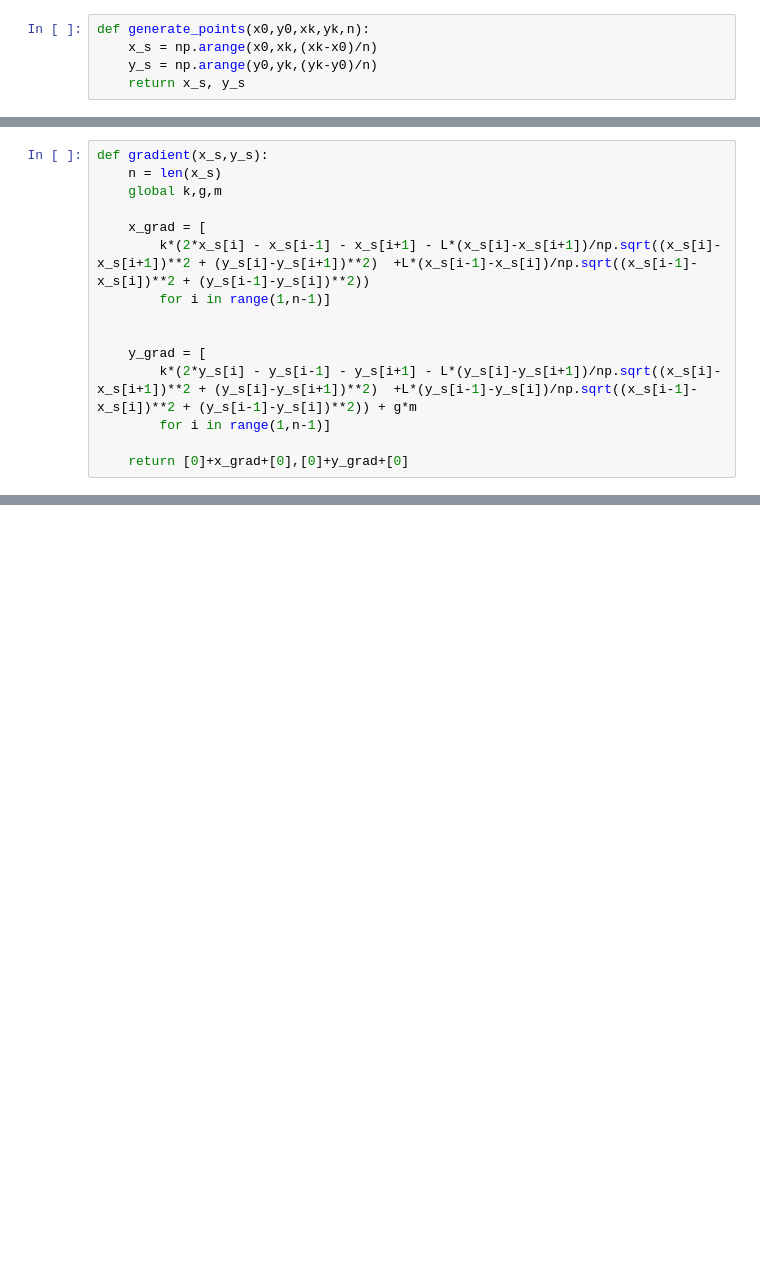
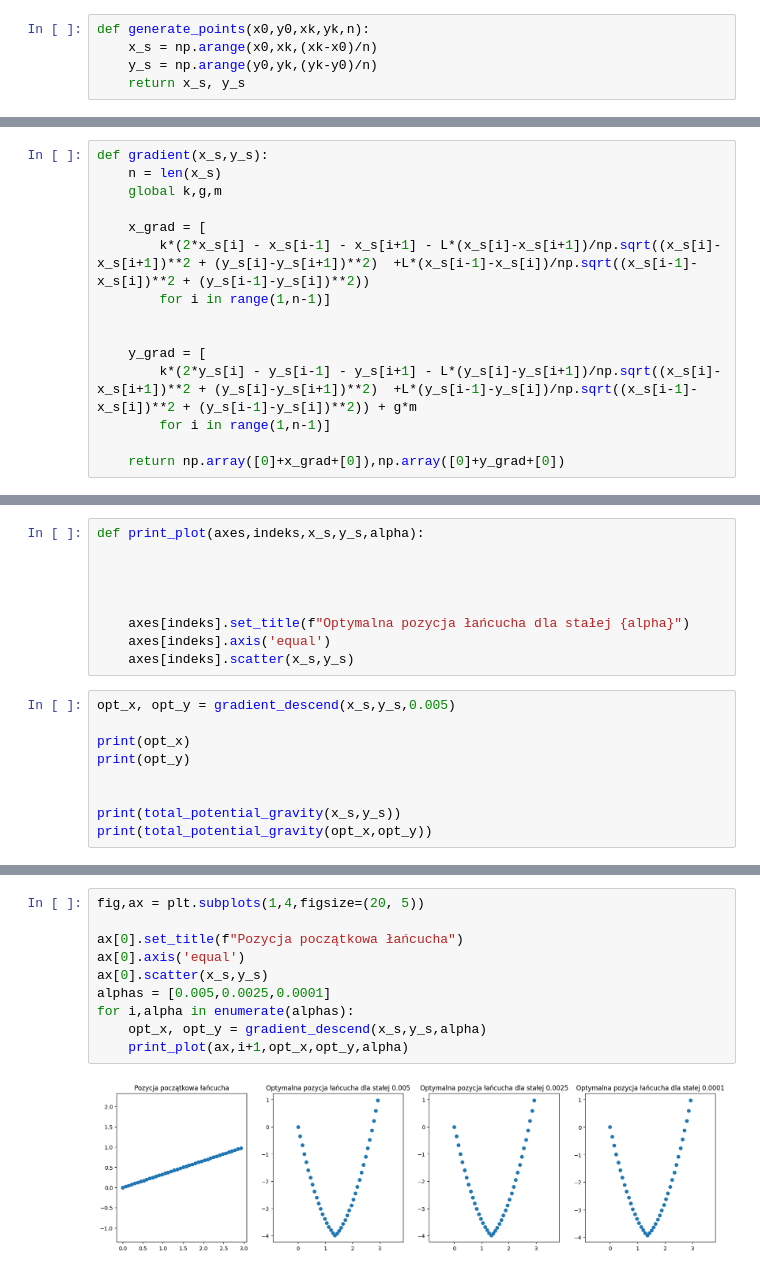
Before and after one commit to Szymbuk/MOWNIT, a Jupyter notebook: lab11/ex2.ipynb, the cells around one changed output, grey strips where cells are left out. Cells and saved outputs as stored; diff of their text form; blank space fills up the shorter version.

```diff
--- a/lab11/ex2.ipynb
+++ b/lab11/ex2.ipynb
@@ -58,7 +58,7 @@ def gradient(x_s,y_s):
         k*(2*y_s[i] - y_s[i-1] - y_s[i+1] - L*(y_s[i]-y_s[i+1])/np.sqrt((x_s[i]-x_s[i+1])**2 + (y_s[i]-y_s[i+1])**2)  +L*(y_s[i-1]-y_s[i])/np.sqrt((x_s[i-1]-x_s[i])**2 + (y_s[i-1]-y_s[i])**2)) + g*m
         for i in range(1,n-1)]
 
-    return [0]+x_grad+[0],[0]+y_grad+[0]
+    return np.array([0]+x_grad+[0]),np.array([0]+y_grad+[0])
 # %%
 x_grad,y_grad = gradient(x_s,y_s)
 print(x_grad)
@@ -68,0 +102,18 @@ print(y_grad)
+# %%
+def print_plot(axes,indeks,x_s,y_s,alpha):
+
+
+
+
+    axes[indeks].set_title(f"Optymalna pozycja łańcucha dla stałej {alpha}")
+    axes[indeks].axis('equal')
+    axes[indeks].scatter(x_s,y_s)
+# %%
+opt_x, opt_y = gradient_descend(x_s,y_s,0.005)
+
+print(opt_x)
+print(opt_y)
+
+
+print(total_potential_gravity(x_s,y_s))
+print(total_potential_gravity(opt_x,opt_y))
@@ -68,0 +134,12 @@ print(y_grad)
+# %%
+fig,ax = plt.subplots(1,4,figsize=(20, 5))
+
+ax[0].set_title(f"Pozycja początkowa łańcucha")
+ax[0].axis('equal')
+ax[0].scatter(x_s,y_s)
+alphas = [0.005,0.0025,0.0001]
+for i,alpha in enumerate(alphas):
+    opt_x, opt_y = gradient_descend(x_s,y_s,alpha)
+    print_plot(ax,i+1,opt_x,opt_y,alpha)
+# %% [output]
+[figure, added]
```
Also changed, not shown: parts of 10 cells of this notebook.
